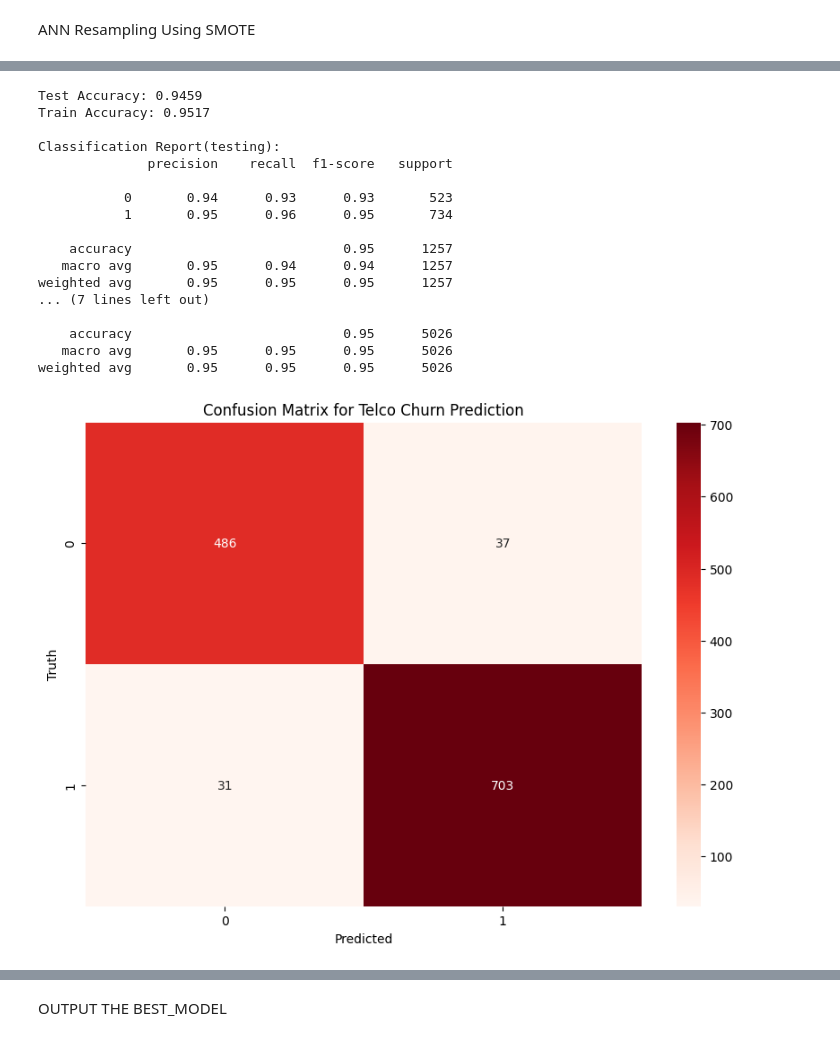
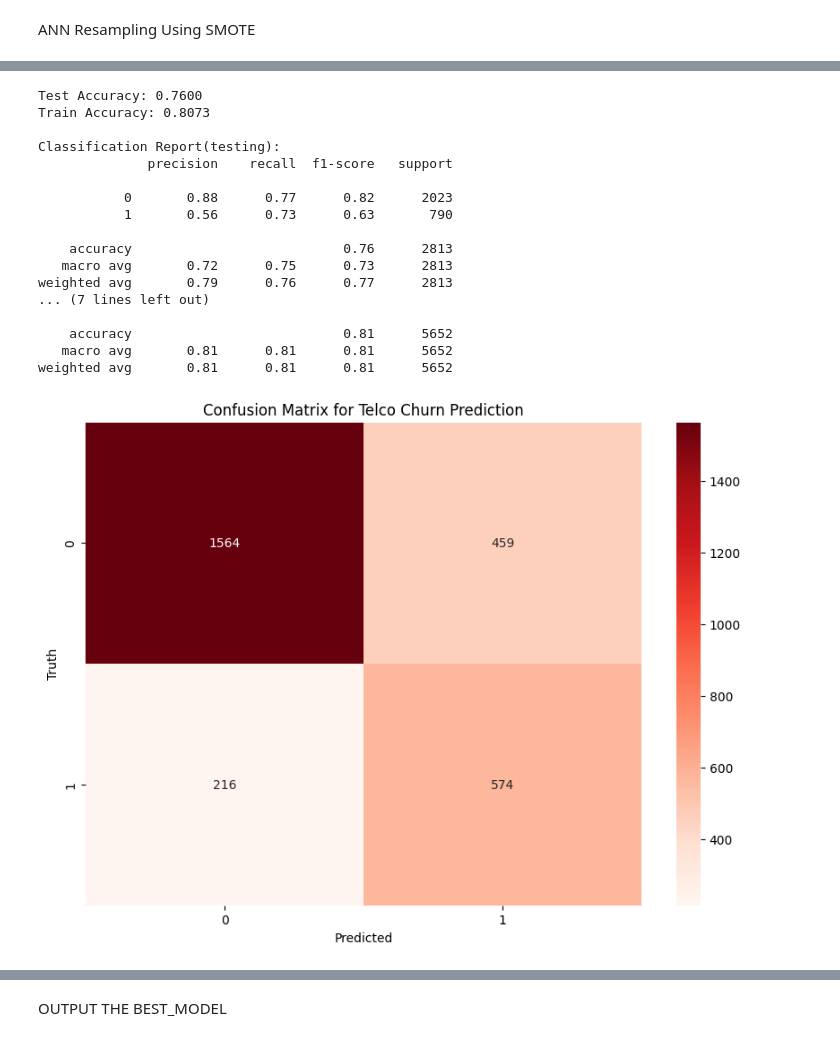
Before and after one commit to Rashilajayasinghe/Customer-Churn-Prediction, a Jupyter notebook: churnpredictor.ipynb, the cells around one changed output, grey strips where cells are left out. Cells and saved outputs as stored; diff of their text form; code cells hidden in the pictures.

```diff
--- a/churnpredictor.ipynb
+++ b/churnpredictor.ipynb
@@ -210 +177,5 @@ X_train, X_test, y_train, y_test = train_test_split(X,y,test_size=0.2,random_sta
+# %%
+X2 = data.drop('Churn',axis='columns')
+y2 = data['Churn']
+X2_train, X2_test, y2_train, y2_test = train_test_split(X2,y2,test_size=0.4,random_state=5)
 # %%
@@ -222,6 +193,8 @@ X_test.shape
 from sklearn.neural_network import MLPClassifier
 from sklearn.metrics import accuracy_score, classification_report
 from sklearn.model_selection import GridSearchCV
+import numpy as np
+
 
 print("Training the model...")
 param_grid = {
@@ -232,15 +205,15 @@ param_grid = {
     'solver': ['adam']
 }
 mlp_model = MLPClassifier(random_state=5,early_stopping=True)
-grid_search = GridSearchCV(mlp_model,
+grid_search_ann = GridSearchCV(mlp_model,
                            param_grid,
                            cv=3,              # Use 3-fold cross-validation
-                           scoring='accuracy', # Use accuracy for evaluation
+                           scoring='roc_auc',
                            n_jobs=-1            # Use all available processors
                            )
-grid_search.fit(X_train, y_train)
+grid_search_ann.fit(X2_train, y2_train)
 
-print("Best parameters found: ", grid_search.best_params_)
-print("Best cross-validation score: {:.4f}".format(grid_search.best_score_))
+print("Best parameters found: ", grid_search_ann.best_params_)
+print("Best cross-validation score: {:.4f}".format(grid_search_ann.best_score_))
 # %% [output]
 Training the model...
@@ -344,0 +311,5 @@ xr_train2,xr_test2,yr_train2,yr_test2=train_test_split(x_resampled2, y_resampled
+# %%
+
+#APPLY SMOTE on the **scaled** training data
+sm = SMOTE(sampling_strategy=0.8, random_state=5)
+x_resampled_ann, y_resampled_ann = sm.fit_resample(X2_train, y2_train)
@@ -381,54 +378,54 @@ yr_test2[:10] #orginal test set
 dtype: int64
 # %%
 
-best_model = grid_search.best_estimator_
+best_ann_smote = grid_search_ann_smote.best_estimator_
 
 # Predict
-y_pred_train = best_model.predict(xr_train2)
-y_pred = best_model.predict(xr_test2)
+y_pred_train = best_ann_smote.predict(x_resampled_ann)
+y_pred = best_ann_smote.predict(X2_test)
 
 # Calculate and print the accuracy score
-accuracy_test = accuracy_score(yr_test2, y_pred)
-accuracy_train = accuracy_score(yr_train2, y_pred_train)
-print(f"Test Accuracy: {accuracy_test:.4f}")
-print(f"Train Accuracy: {accuracy_train:.4f}")
+accuracy_test_ann_smote = accuracy_score(y2_test, y_pred)
+accuracy_train_ann_smote = accuracy_score(y_resampled_ann, y_pred_train)
+print(f"Test Accuracy: {accuracy_test_ann_smote:.4f}")
+print(f"Train Accuracy: {accuracy_train_ann_smote:.4f}")
 
 # Display the classification report
 print("\nClassification Report(testing):")
-print(classification_report(yr_test2,y_pred))
+print(classification_report(y2_test,y_pred))
 print("\nClassification Report(training):")
-print(classification_report(yr_train2,y_pred_train))
+print(classification_report(y_resampled_ann,y_pred_train))
 # %% [output]
-Test Accuracy: 0.9459
-Train Accuracy: 0.9517
+Test Accuracy: 0.7600
+Train Accuracy: 0.8073
 
 Classification Report(testing):
               precision    recall  f1-score   support
 
-           0       0.94      0.93      0.93       523
-           1       0.95      0.96      0.95       734
+           0       0.88      0.77      0.82      2023
+           1       0.56      0.73      0.63       790
 
-    accuracy                           0.95      1257
-   macro avg       0.95      0.94      0.94      1257
-weighted avg       0.95      0.95      0.95      1257
+    accuracy                           0.76      2813
+   macro avg       0.72      0.75      0.73      2813
+weighted avg       0.79      0.76      0.77      2813
 ... (7 lines left out)
 
-    accuracy                           0.95      5026
-   macro avg       0.95      0.95      0.95      5026
-weighted avg       0.95      0.95      0.95      5026
+    accuracy                           0.81      5652
+   macro avg       0.81      0.81      0.81      5652
+weighted avg       0.81      0.81      0.81      5652
 # %%
-cm = confusion_matrix(yr_test2, y_pred)
+cm = confusion_matrix(y2_test, y_pred)
 
 plt.figure(figsize = (10,7))
 # fmt='d' ensures the numbers are displayed as integers
 # Added cmap='Blues' for better visual distinction
 sn.heatmap(cm, annot=True, fmt='d', cmap='Reds')
 plt.xlabel('Predicted')
 plt.ylabel('Truth')
 plt.title('Confusion Matrix for Telco Churn Prediction')
 plt.show()
 # %% [output]
-[figure, old version]
+[figure, new version]
 # %%
 import matplotlib.pyplot as plt
 import numpy as np
```
Also changed, not shown: parts of 34 cells of this notebook.
